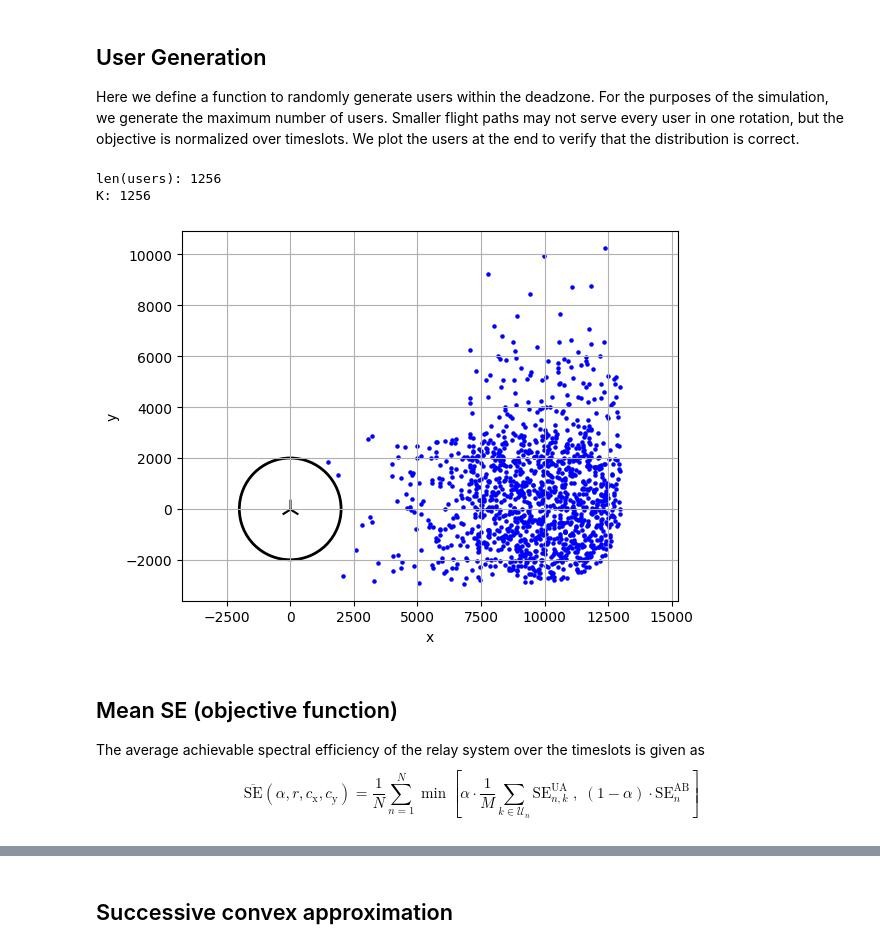
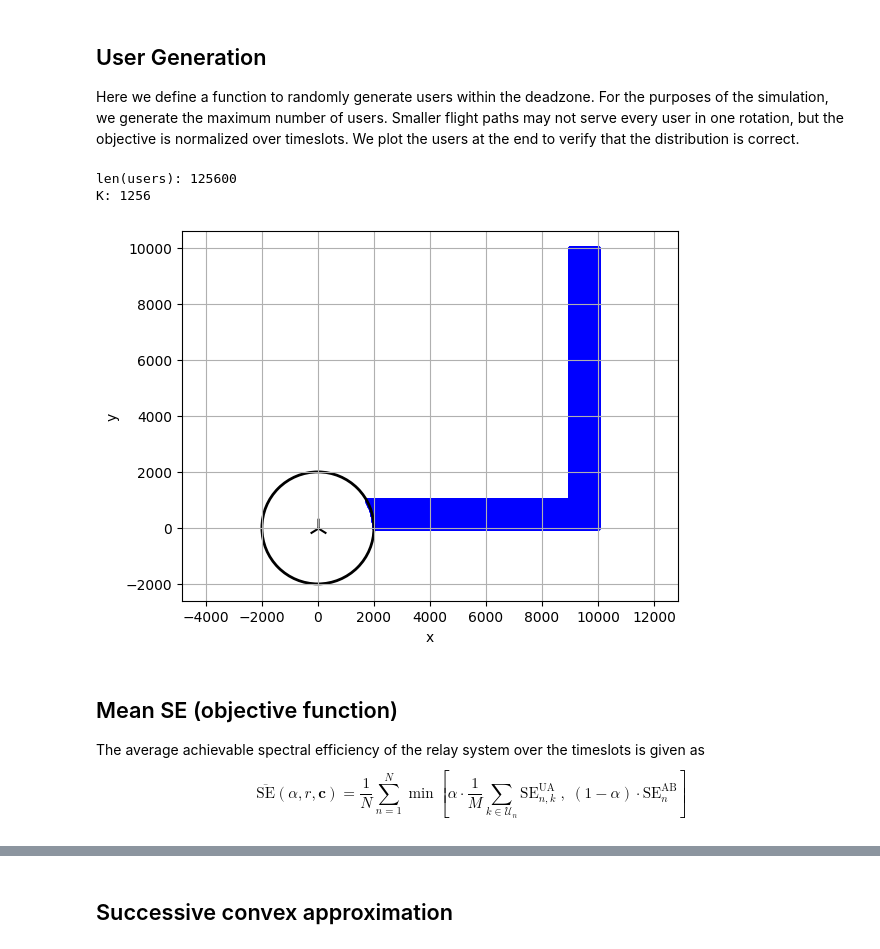
Before and after one commit to danielbonkowsky/uav-optimization, a Jupyter notebook: montecarlo-simulation/simulation.ipynb, the cells around one changed output, grey strips where cells are left out. Cells and saved outputs as stored; diff of their text form; code cells hidden in the pictures.

```diff
--- a/montecarlo-simulation/simulation.ipynb
+++ b/montecarlo-simulation/simulation.ipynb
@@ -58,7 +30,8 @@ T = (2*np.pi*r_max)/v # seconds
 TC = 1 # seconds
 N = int(T // TC) # time slots
 M = 2 # users
-K = N*M # users
+K = N*M # users served in one rotation
+K_tot = K * 100 # total number of users in the deadzone
 H = 100 # meters
 PAtx = 1 # watts
 PUtx = 0.07 # watts
@@ -68,8 +41,3 @@ B = 1e6 # Hz
 N0 = 10**((7.5-174+10*np.log10(B))/10)/1000 # watts
 F = 2e9 # Hz
 WAVELENGTH = scipy.constants.c / F # meters
-
-# Create Un
-idxs = np.arange(K)
-np.random.shuffle(idxs)
-Un = np.reshape(idxs, (N, M))
@@ -94,29 +71,29 @@ AB = CA / N0
 ## User Generation
 Here we define a function to randomly generate users within the deadzone. For the purposes of the simulation, we generate the maximum number of users. Smaller flight paths may not serve every user in one rotation, but the objective is normalized over timeslots. We plot the users at the end to verify that the distribution is correct.
 # %%
-users = leftUpSkewedNormal(K, D, 3000, D, 3000, seed=seed)
+users = leftUpRectangles(K_tot, 10000, 1000, D, 0, seed=seed)
 print(f'len(users): {len(users)}')
 print(f'K: {K}')
 
 xs, ys = zip(*users)
 plt.scatter(xs, ys, c='b', marker='o', s=5)
 plt.scatter(0, 0, c='black', marker='2', s=200, label="Origin")
 ax = plt.gca()  # get current axes
 circle = patches.Circle((0, 0), radius=2000, fill=False, color='black', linewidth=2)
 ax.add_patch(circle)
 plt.grid(True)
 plt.xlabel("x")
 plt.ylabel("y")
 plt.xlim(-10000, 10000)
 plt.ylim(-10000, 10000)
 plt.axis("equal")  # equal scaling
 plt.show()
 # %% [output]
-len(users): 1256
+len(users): 125600
 K: 1256
-[figure, old version]
+[figure, new version]
 # %% [markdown]
 ## Mean SE (objective function)
 The average achievable spectral efficiency of the relay system over the timeslots is given as
-$$\overline{\text{SE}}(\alpha, r, c_\text{x}, c_\text{y}) = \frac{1}{N}\sum_{n=1}^N \min\left[\alpha \cdot \frac{1}{M}\sum_{k\in\mathcal{U}_n}\text{SE}^\text{UA}_{n,k}\;\mathbf{,}\;(1-\alpha)\cdot\text{SE}^\text{AB}_n\right]$$
+$$\overline{\text{SE}}(\alpha, r, \mathbf{c}) = \frac{1}{N}\sum_{n=1}^N \min\left[\alpha \cdot \frac{1}{M}\sum_{k\in\mathcal{U}_n}\text{SE}^\text{UA}_{n,k}\;\mathbf{,}\;(1-\alpha)\cdot\text{SE}^\text{AB}_n\right]$$
 # %%
```
Also changed, not shown: parts of 22 cells of this notebook.
